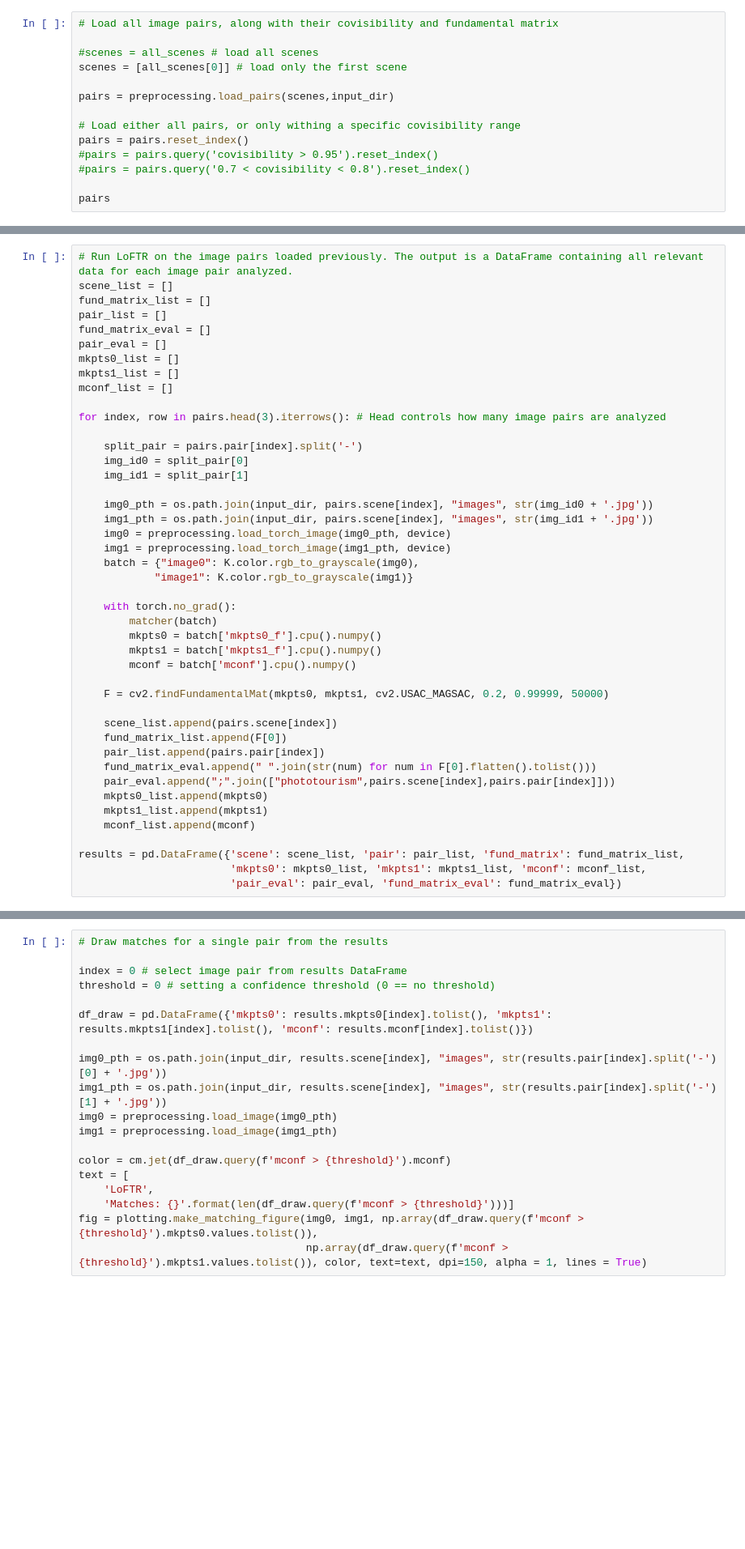
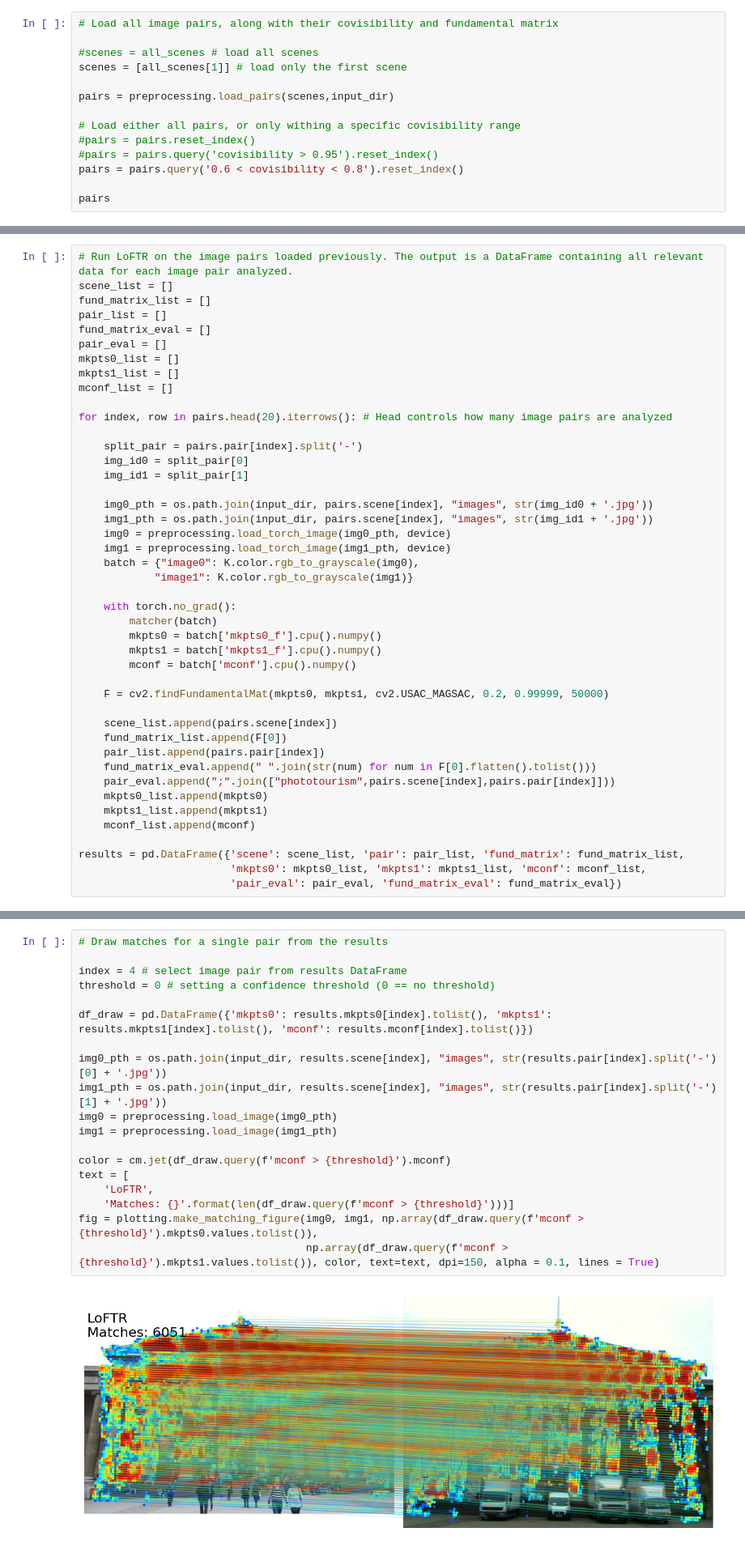
Before and after one commit to AFlockOfToasters/capstone-project-image-matching-challenge, a Jupyter notebook: models/LoFTR/LoFTR.ipynb, the cells around one changed output, grey strips where cells are left out. Shown at 81% size. Cells and saved outputs as stored; diff of their text form; blank space fills up the shorter version.

```diff
--- a/models/LoFTR/LoFTR.ipynb
+++ b/models/LoFTR/LoFTR.ipynb
@@ -38,13 +53,13 @@ all_scenes
 # Load all image pairs, along with their covisibility and fundamental matrix
 
 #scenes = all_scenes # load all scenes
-scenes = [all_scenes[0]] # load only the first scene
+scenes = [all_scenes[1]] # load only the first scene
 
 pairs = preprocessing.load_pairs(scenes,input_dir)
 
 # Load either all pairs, or only withing a specific covisibility range
-pairs = pairs.reset_index()
+#pairs = pairs.reset_index()
 #pairs = pairs.query('covisibility > 0.95').reset_index()
-#pairs = pairs.query('0.7 < covisibility < 0.8').reset_index()
+pairs = pairs.query('0.6 < covisibility < 0.8').reset_index()
 
 pairs
@@ -67,7 +99,7 @@ mkpts0_list = []
 mkpts1_list = []
 mconf_list = []
 
-for index, row in pairs.head(3).iterrows(): # Head controls how many image pairs are analyzed
+for index, row in pairs.head(20).iterrows(): # Head controls how many image pairs are analyzed
 
     split_pair = pairs.pair[index].split('-')
     img_id0 = split_pair[0]
@@ -109,19 +161,21 @@ print(f'mAA={maa} (n={len(results)})')
 # %%
 # Draw matches for a single pair from the results
 
-index = 0 # select image pair from results DataFrame
+index = 4 # select image pair from results DataFrame
 threshold = 0 # setting a confidence threshold (0 == no threshold)
 
 df_draw = pd.DataFrame({'mkpts0': results.mkpts0[index].tolist(), 'mkpts1': results.mkpts1[index].tolist(), 'mconf': results.mconf[index].tolist()})
 
 img0_pth = os.path.join(input_dir, results.scene[index], "images", str(results.pair[index].split('-')[0] + '.jpg'))
 img1_pth = os.path.join(input_dir, results.scene[index], "images", str(results.pair[index].split('-')[1] + '.jpg'))
 img0 = preprocessing.load_image(img0_pth)
 img1 = preprocessing.load_image(img1_pth)
 
 color = cm.jet(df_draw.query(f'mconf > {threshold}').mconf)
 text = [
     'LoFTR',
     'Matches: {}'.format(len(df_draw.query(f'mconf > {threshold}')))]
 fig = plotting.make_matching_figure(img0, img1, np.array(df_draw.query(f'mconf > {threshold}').mkpts0.values.tolist()),
-                                    np.array(df_draw.query(f'mconf > {threshold}').mkpts1.values.tolist()), color, text=text, dpi=150, alpha = 1, lines = True)
+                                    np.array(df_draw.query(f'mconf > {threshold}').mkpts1.values.tolist()), color, text=text, dpi=150, alpha = 0.1, lines = True)
+# %% [output]
+[figure, added]
```
Also changed, not shown: parts of 23 cells of this notebook, 2 other files.
